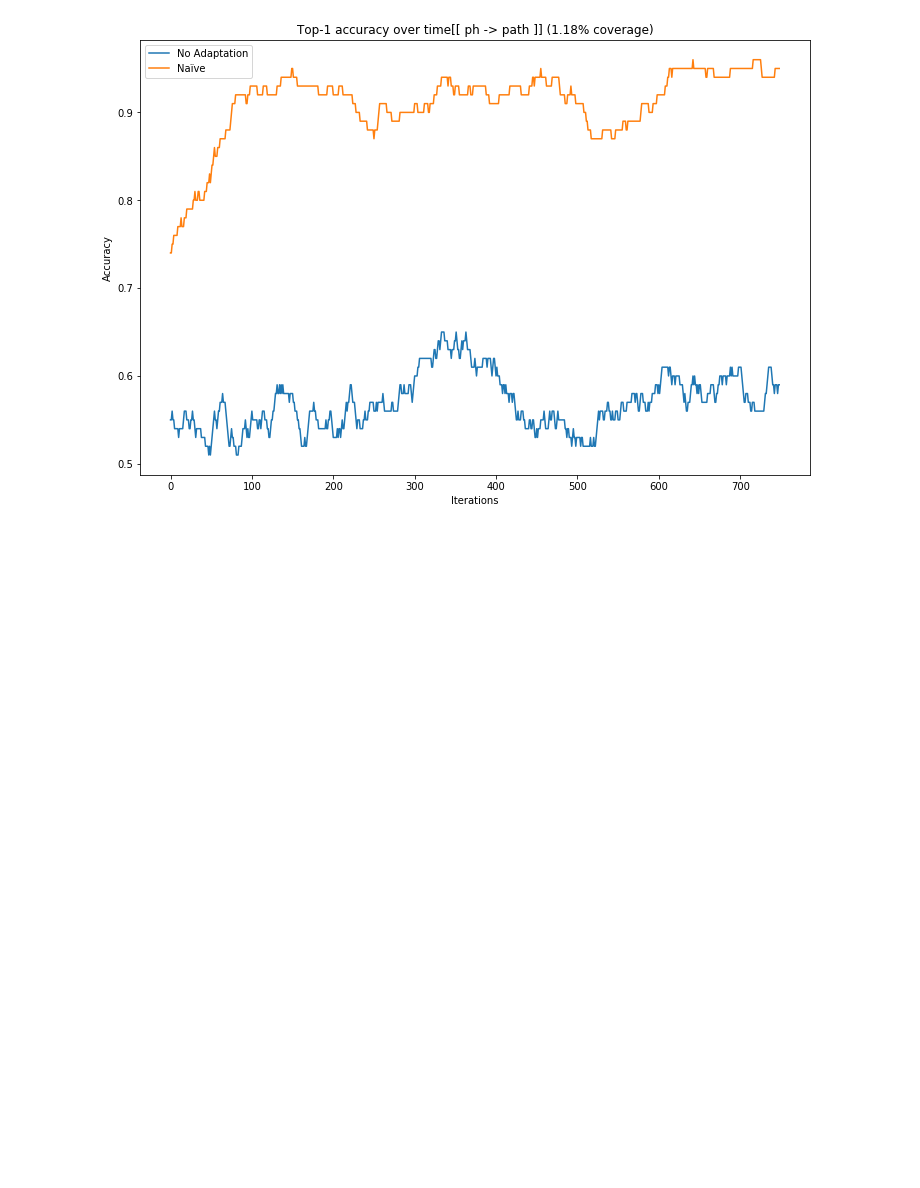
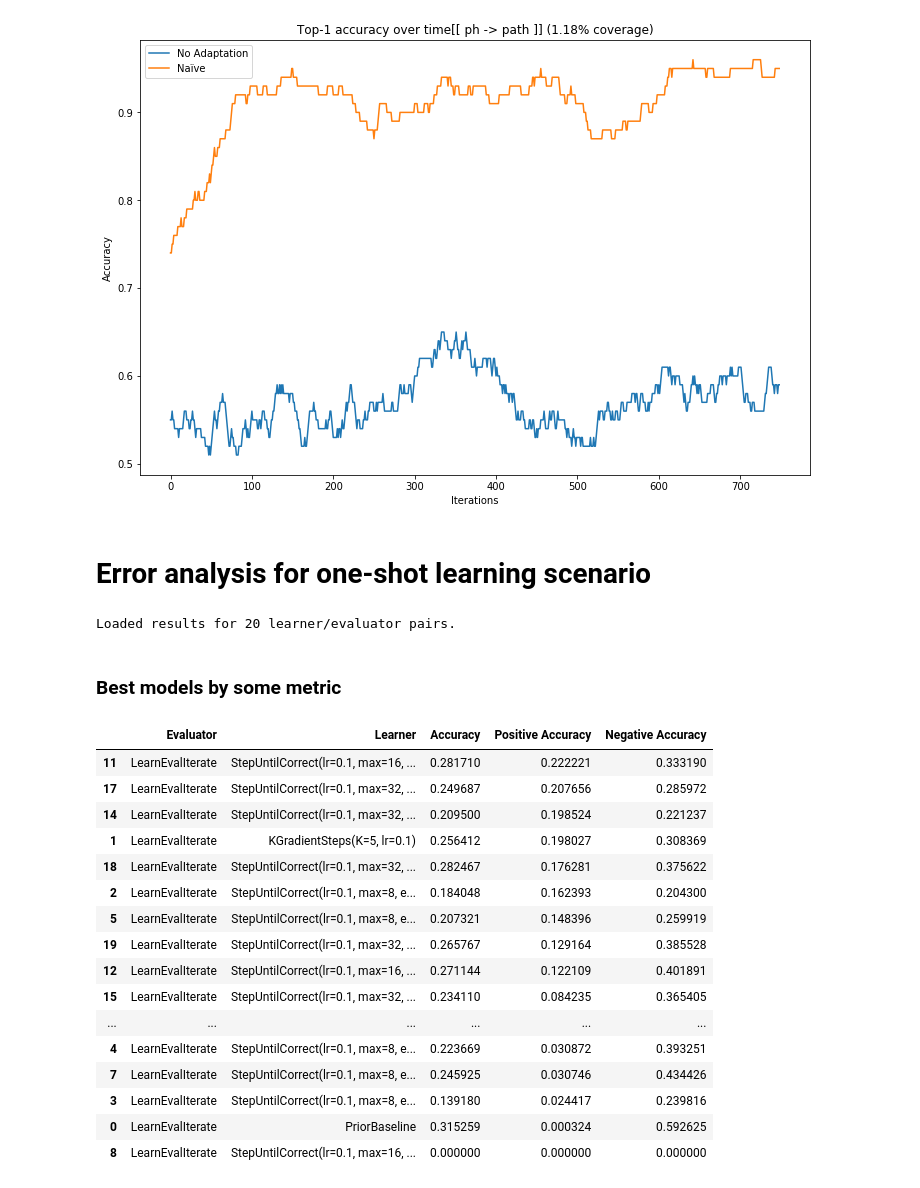
Before and after one commit to gpoesia/magicomplete, a Jupyter notebook: ConadComplete.ipynb, the cells around one changed output. Drawn from its saved outputs; the diff is of its cells as text; code cells hidden in the pictures; blank space fills up the shorter version.

```diff
--- a/ConadComplete.ipynb
+++ b/ConadComplete.ipynb
@@ -45,6 +45,8 @@ import numpy as np
 import pandas as pd
 
 matplotlib.rcParams['figure.figsize'] = (12, 8)
+pd.set_option('display.max_rows', 500)
+pd.set_option('display.max_colwidth', None)
 
 torch.__version__
 # %% [output]
@@ -370,3 +387,49 @@ CONVENTION_ID = 12
 plot_accuracy_by_convention(CONVENTION_ID, 100)
 # %% [output]
 [figure]
+# %% [markdown]
+# Error analysis for one-shot learning scenario
+# %%
+RESULTS_PATH = 'results/oneshot_experiment_results_2020-04-14T11:54:12.067527.json'
+
+with open(RESULTS_PATH) as f:
+    results = json.load(f)
+
+print('Loaded results for', len(results), 'learner/evaluator pairs.')
+# %% [output]
+Loaded results for 20 learner/evaluator pairs.
+# %% [markdown]
+### Best models by some metric
+# %%
+FILTER_EVALUATOR = None
+SORT_BY='Positive Accuracy'
+
+pd.DataFrame(
+    [
+        (r['evaluator'],
+         r['learner'],
+         r['results']['accuracy'],
+         r['results']['accuracy_positive'],
+         r['results']['accuracy_negative'])
+        for r in results
+    ],
+    columns=('Evaluator', 'Learner', 'Accuracy', 'Positive Accuracy', 'Negative Accuracy'),
+).sort_values(SORT_BY, ascending=False)
+# %% [output]
+|  | Evaluator | Learner | Accuracy | Positive Accuracy | Negative Accuracy |
+| 11 | LearnEvalIterate | StepUntilCorrect(lr=0.1, max=16, ... | 0.281710 | 0.222221 | 0.333190 |
+| 17 | LearnEvalIterate | StepUntilCorrect(lr=0.1, max=32, ... | 0.249687 | 0.207656 | 0.285972 |
+| 14 | LearnEvalIterate | StepUntilCorrect(lr=0.1, max=32, ... | 0.209500 | 0.198524 | 0.221237 |
+| 1 | LearnEvalIterate | KGradientSteps(K=5, lr=0.1) | 0.256412 | 0.198027 | 0.308369 |
+| 18 | LearnEvalIterate | StepUntilCorrect(lr=0.1, max=32, ... | 0.282467 | 0.176281 | 0.375622 |
+| 2 | LearnEvalIterate | StepUntilCorrect(lr=0.1, max=8, e... | 0.184048 | 0.162393 | 0.204300 |
+| 5 | LearnEvalIterate | StepUntilCorrect(lr=0.1, max=8, e... | 0.207321 | 0.148396 | 0.259919 |
+| 19 | LearnEvalIterate | StepUntilCorrect(lr=0.1, max=32, ... | 0.265767 | 0.129164 | 0.385528 |
+| 12 | LearnEvalIterate | StepUntilCorrect(lr=0.1, max=16, ... | 0.271144 | 0.122109 | 0.401891 |
+| 15 | LearnEvalIterate | StepUntilCorrect(lr=0.1, max=32, ... | 0.234110 | 0.084235 | 0.365405 |
+| ... | ... | ... | ... | ... | ... |
+| 4 | LearnEvalIterate | StepUntilCorrect(lr=0.1, max=8, e... | 0.223669 | 0.030872 | 0.393251 |
+| 7 | LearnEvalIterate | StepUntilCorrect(lr=0.1, max=8, e... | 0.245925 | 0.030746 | 0.434426 |
+| 3 | LearnEvalIterate | StepUntilCorrect(lr=0.1, max=8, e... | 0.139180 | 0.024417 | 0.239816 |
+| 0 | LearnEvalIterate | PriorBaseline | 0.315259 | 0.000324 | 0.592625 |
+| 8 | LearnEvalIterate | StepUntilCorrect(lr=0.1, max=16, ... | 0.000000 | 0.000000 | 0.000000 |
```
Also changed, not shown: parts of 18 cells of this notebook.
